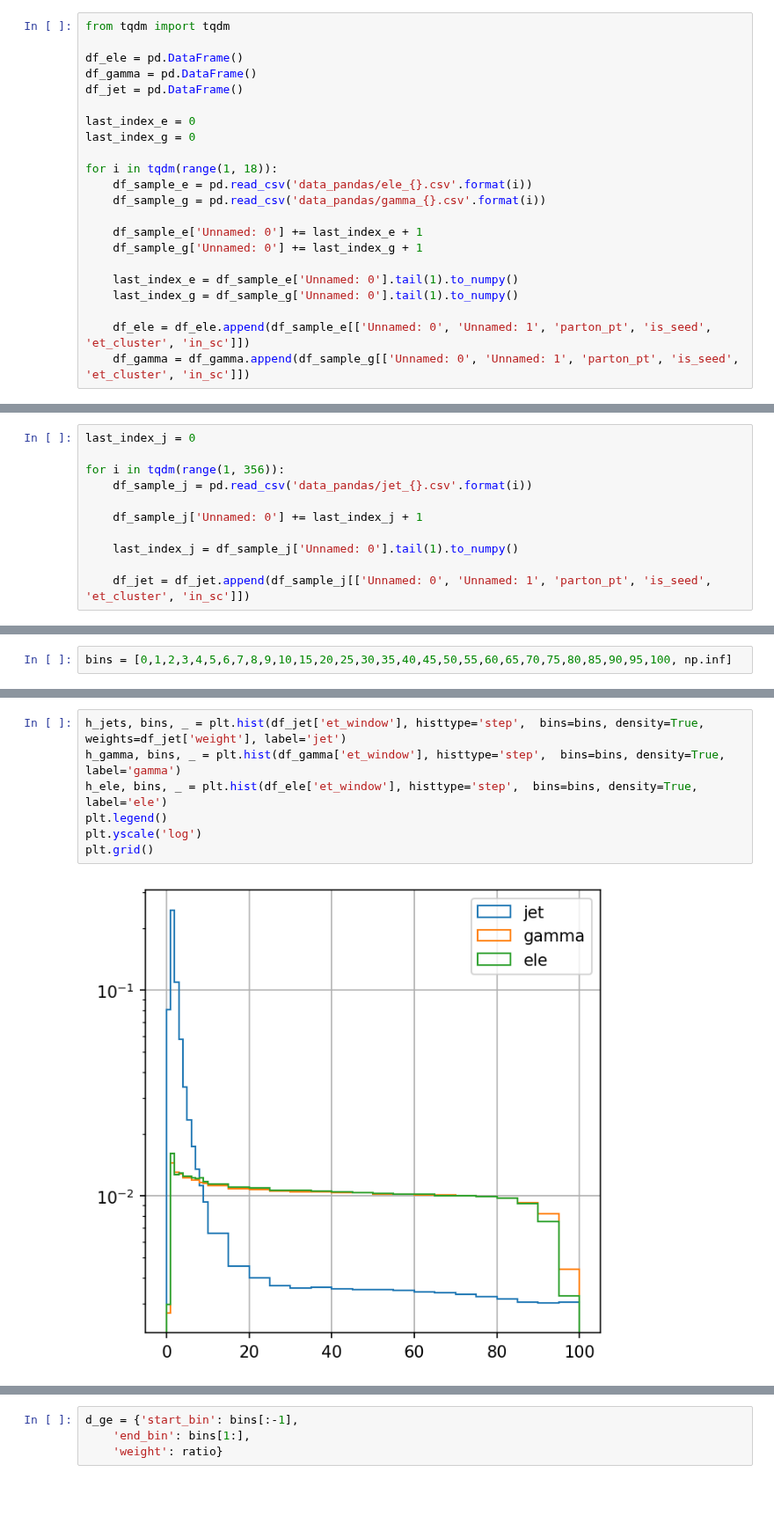
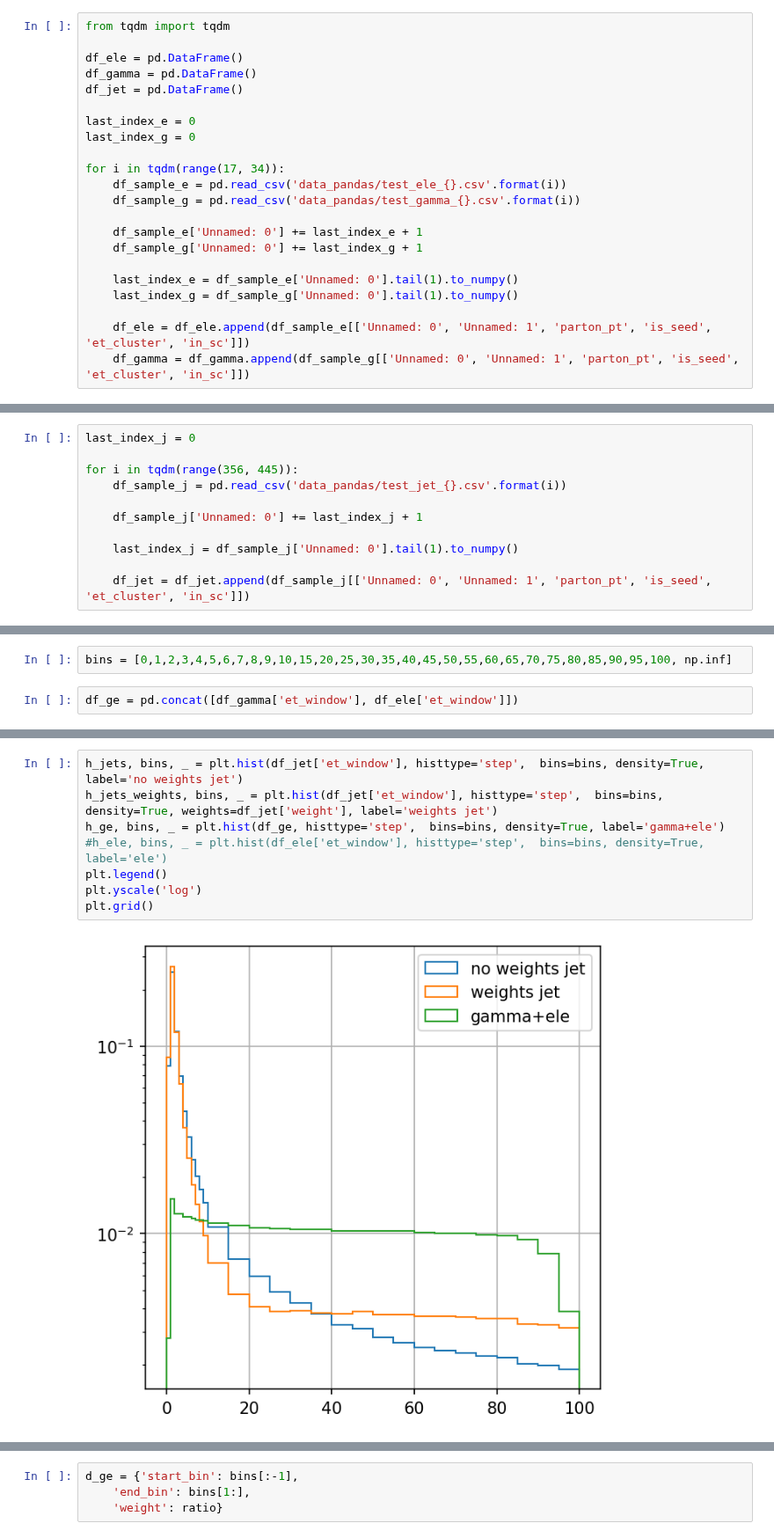
Before and after one commit to valsdav/DeepSuperCluster, a Jupyter notebook: Training/global_model/training_data/genpt_reweighting.ipynb, the cells around one changed output, grey strips where cells are left out. Shown at 88% size. Saved outputs shown, nothing was run; the diff lists cells and outputs as text; blank space fills up the shorter version.

```diff
--- a/Training/global_model/training_data/genpt_reweighting.ipynb
+++ b/Training/global_model/training_data/genpt_reweighting.ipynb
@@ -67,9 +64,9 @@ df_jet = pd.DataFrame()
 last_index_e = 0
 last_index_g = 0
 
-for i in tqdm(range(1, 18)):
-    df_sample_e = pd.read_csv('data_pandas/ele_{}.csv'.format(i))
-    df_sample_g = pd.read_csv('data_pandas/gamma_{}.csv'.format(i))
+for i in tqdm(range(17, 34)):
+    df_sample_e = pd.read_csv('data_pandas/test_ele_{}.csv'.format(i))
+    df_sample_g = pd.read_csv('data_pandas/test_gamma_{}.csv'.format(i))
 
     df_sample_e['Unnamed: 0'] += last_index_e + 1
     df_sample_g['Unnamed: 0'] += last_index_g + 1
@@ -114,8 +111,8 @@ df_ele
 # %%
 last_index_j = 0
 
-for i in tqdm(range(1, 356)):
-    df_sample_j = pd.read_csv('data_pandas/jet_{}.csv'.format(i))
+for i in tqdm(range(356, 445)):
+    df_sample_j = pd.read_csv('data_pandas/test_jet_{}.csv'.format(i))
 
     df_sample_j['Unnamed: 0'] += last_index_j + 1
 
@@ -216,2 +189,4 @@ See the caveats in the documentation: https://pandas.pydata.org/pandas-docs/stab
 # %%
 bins = [0,1,2,3,4,5,6,7,8,9,10,15,20,25,30,35,40,45,50,55,60,65,70,75,80,85,90,95,100, np.inf]
+# %%
+df_ge = pd.concat([df_gamma['et_window'], df_ele['et_window']])
@@ -218,10 +210,11 @@ bins = [0,1,2,3,4,5,6,7,8,9,10,15,20,25,30,35,40,45,50,55,60,65,70,75,80,85,90,9
 # %%
-h_jets, bins, _ = plt.hist(df_jet['et_window'], histtype='step',  bins=bins, density=True, weights=df_jet['weight'], label='jet')
-h_gamma, bins, _ = plt.hist(df_gamma['et_window'], histtype='step',  bins=bins, density=True, label='gamma')
-h_ele, bins, _ = plt.hist(df_ele['et_window'], histtype='step',  bins=bins, density=True, label='ele')
+h_jets, bins, _ = plt.hist(df_jet['et_window'], histtype='step',  bins=bins, density=True, label='no weights jet')
+h_jets_weights, bins, _ = plt.hist(df_jet['et_window'], histtype='step',  bins=bins, density=True, weights=df_jet['weight'], label='weights jet')
+h_ge, bins, _ = plt.hist(df_ge, histtype='step',  bins=bins, density=True, label='gamma+ele')
+#h_ele, bins, _ = plt.hist(df_ele['et_window'], histtype='step',  bins=bins, density=True, label='ele')
 plt.legend()
 plt.yscale('log')
 plt.grid()
 # %% [output]
-[figure, old version]
+[figure, new version]
 # %%
```
Also changed, not shown: parts of 20 cells of this notebook, 9 other files.
